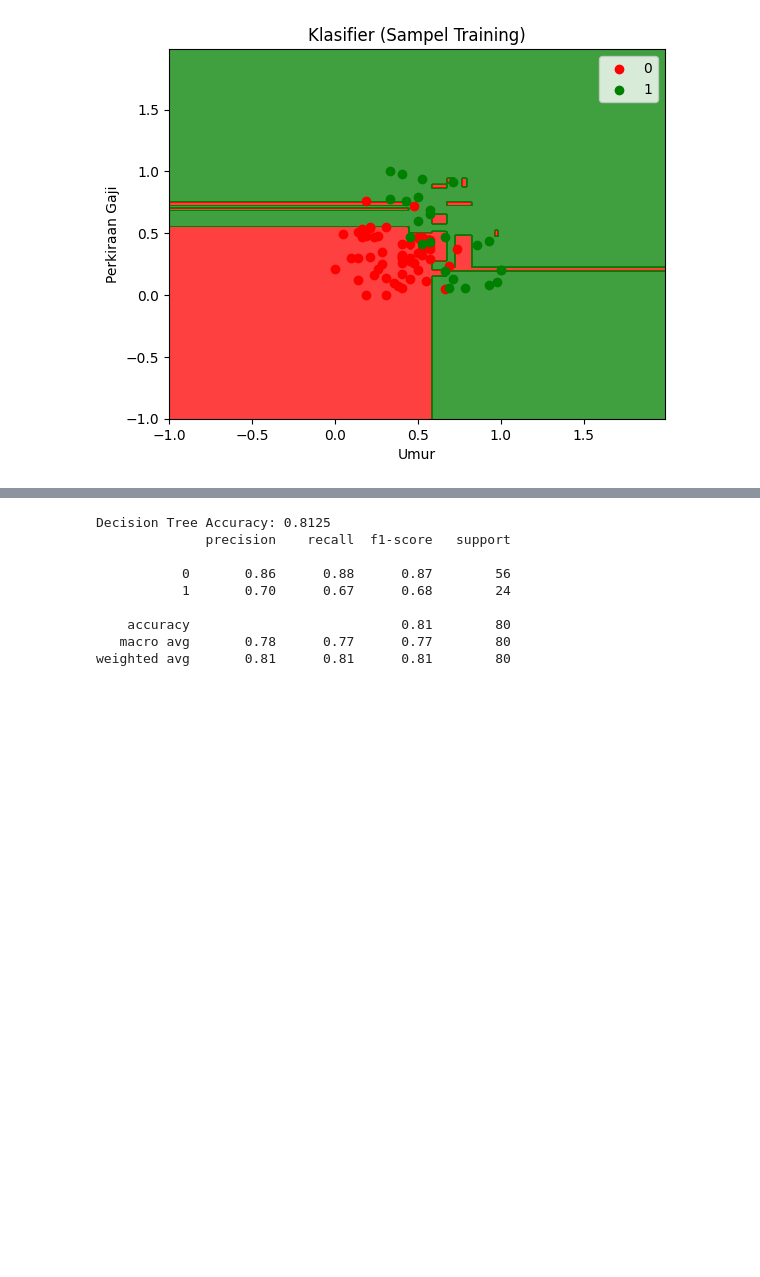
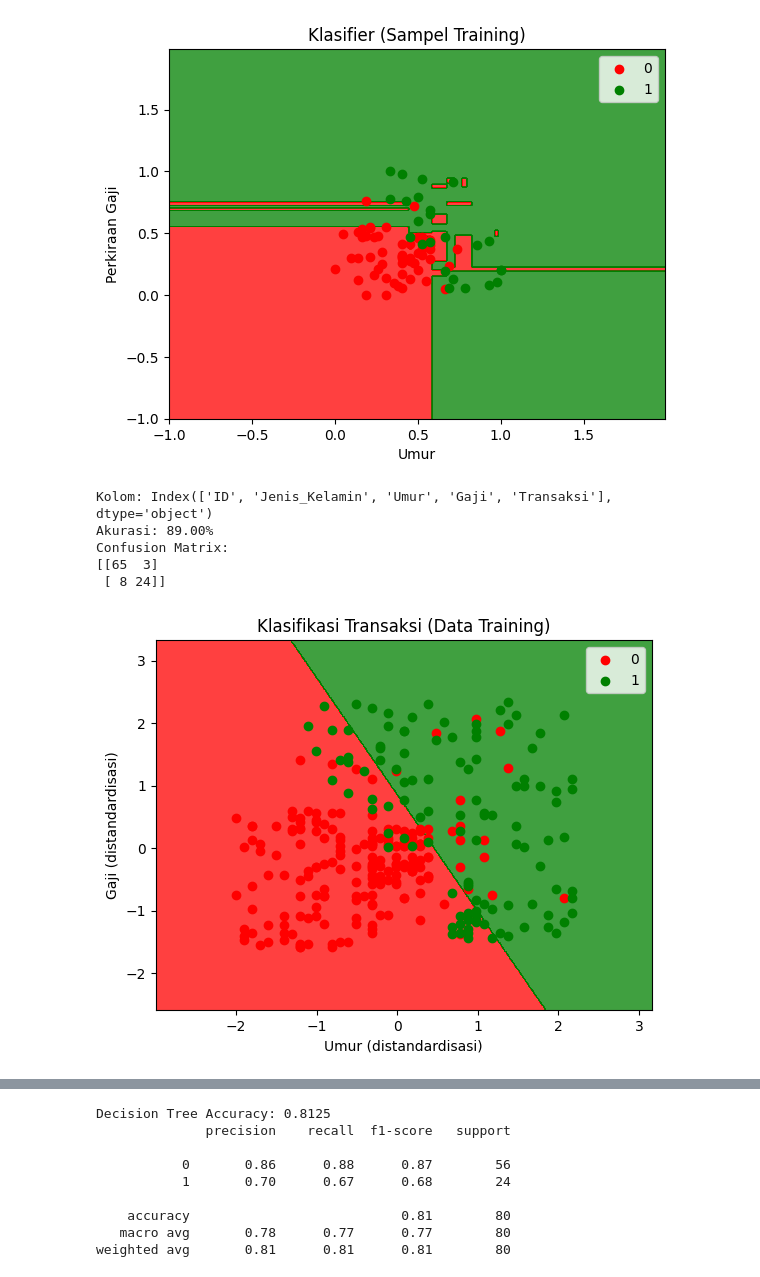
Before and after one commit to cantika-alff/2025_PBO_TI1B, a Jupyter notebook: Jobsheet_AI8.ipynb, the cells around one changed output, grey strips where cells are left out. Saved outputs shown, nothing was run; the diff lists cells and outputs as text; code cells hidden in the pictures; blank space fills up the shorter version.

```diff
--- a/Jobsheet_AI8.ipynb
+++ b/Jobsheet_AI8.ipynb
@@ -372,4 +372,74 @@ plt.legend()
 # %% [output]
 <matplotlib.legend.Legend at 0x...>
 [figure]
+# %%
+import pandas as pd
+import numpy as np
+import matplotlib.pyplot as plt
+from sklearn.model_selection import train_test_split
+from sklearn.preprocessing import StandardScaler
+from sklearn.linear_model import LogisticRegression
+from sklearn.metrics import confusion_matrix, accuracy_score
+from matplotlib.colors import ListedColormap
+
+# Load data dengan delimiter ';'
+data = pd.read_csv('iklan_sosmed.csv', sep=';')
+
+# Tampilkan kolom
+print("Kolom:", data.columns)
+
+# Ambil fitur dan target
+X = data[['Umur', 'Gaji']].values
+y = data['Transaksi'].values
+
+# Bagi data menjadi training dan testing
+X_train, X_test, y_train, y_test = train_test_split(X, y, test_size=0.25, random_state=0)
+
+# Standarisasi
+sc = StandardScaler()
+X_train = sc.fit_transform(X_train)
+X_test = sc.transform(X_test)
+
+# Model Logistic Regression
+classifier = LogisticRegression()
+classifier.fit(X_train, y_train)
+
+# Prediksi
+y_pred = classifier.predict(X_test)
+
+# Evaluasi
+cm = confusion_matrix(y_test, y_pred)
+acc = accuracy_score(y_test, y_pred)
+
+print("Akurasi: {:.2f}%".format(acc * 100))
+print("Confusion Matrix:")
+print(cm)
+
+# Visualisasi data training
+X_set, y_set = X_train, y_train
+X1, X2 = np.meshgrid(np.arange(start = X_set[:, 0].min() - 1,
+                               stop = X_set[:, 0].max() + 1, step = 0.01),
+                     np.arange(start = X_set[:, 1].min() - 1,
+                               stop = X_set[:, 1].max() + 1, step = 0.01))
+
+plt.contourf(X1, X2, classifier.predict(np.array([X1.ravel(), X2.ravel()]).T).reshape(X1.shape),
+             alpha=0.75, cmap=ListedColormap(('red', 'green')))
+plt.xlim(X1.min(), X1.max())
+plt.ylim(X2.min(), X2.max())
+
+for i, j in enumerate(np.unique(y_set)):
+    plt.scatter(X_set[y_set == j, 0], X_set[y_set == j, 1],
+                c=ListedColormap(('red', 'green'))(i), label=j)
+plt.title('Klasifikasi Transaksi (Data Training)')
+plt.xlabel('Umur (distandardisasi)')
+plt.ylabel('Gaji (distandardisasi)')
+plt.legend()
+plt.show()
+# %% [output]
+Kolom: Index(['ID', 'Jenis_Kelamin', 'Umur', 'Gaji', 'Transaksi'], dtype='object')
+Akurasi: 89.00%
+Confusion Matrix:
+[[65  3]
+ [ 8 24]]
+[figure, added]
 # %%
```
Also changed, not shown: parts of 9 cells of this notebook.
